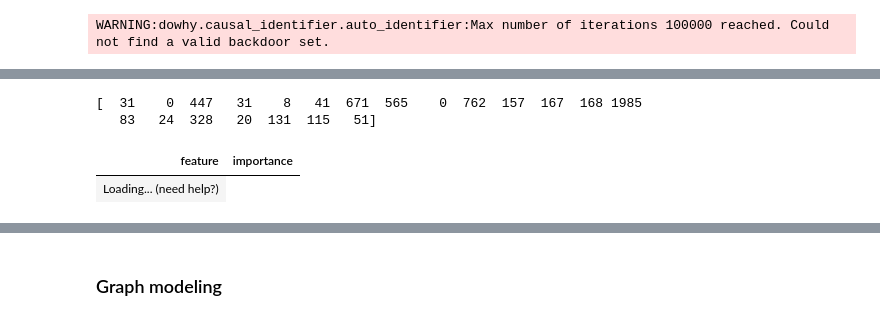
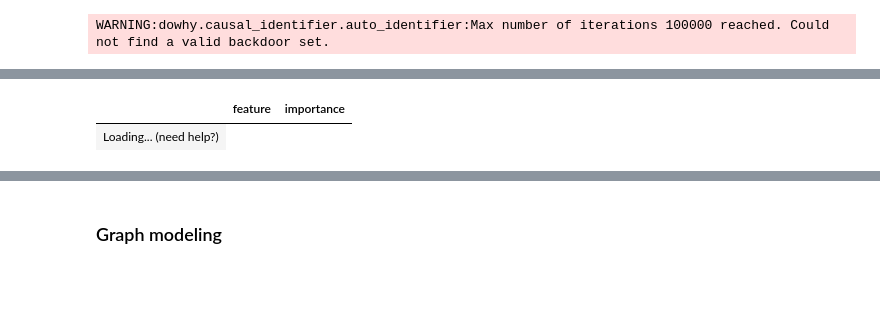
Before and after one commit to kiroah/marriage_and_depression, a Jupyter notebook: NLS-ml.ipynb, the cells around one changed output, grey strips where cells are left out. Cells and saved outputs as stored; diff of their text form; code cells hidden in the pictures; blank space fills up the shorter version.

```diff
--- a/NLS-ml.ipynb
+++ b/NLS-ml.ipynb
@@ -242,4 +250,5 @@ Create S-learner using LGBM and not really creating graphs. Using same features
 # %%
 temp_model_data_df = model_data_df.copy()
 temp_model_data_df.dropna(axis=0,subset=target_treatment,inplace=True)
+temp_model_data_df = temp_model_data_df.reset_index(drop=True)
 # %%
@@ -281,11 +287,12 @@ estimate = model.estimate_effect(
     target_units='ate',
     method_params={
     'init_params': {
-        'overall_model': LGBMClassifier(
-        n_estimators=200, max_depth=20, verbose=0)
+        'overall_model': LGBMRegressor(
+        n_estimators=100, max_depth=20, verbose=0, importance_type='gain')
     },
     'fit_params': {}
     })
+print(estimate)
 # %% [output]
 WARNING:dowhy.causal_estimator:Concatenating common_causes and effect_modifiers and providing a single list of variables to metalearner estimator method, SLearner. EconML metalearners accept a single  ...
 A column-vector y was passed when a 1d array was expected. Please change the shape of y to (n_samples, ), for example using ravel().
@@ -315,12 +316,8 @@ d[married_vs_never_married]
 # %%
 # Get feature importance
 feature_importances = estimate.estimator.estimator.overall_model.feature_importances_[1:]
-print(feature_importances)
-show(pd.DataFrame({'feature':[target_treatment] + X.columns.to_list(),'importance':feature_importances}))
-#print(s_learner.feature_importances_)
+show(pd.DataFrame({'feature':[target_treatment] + Xs_numerical + Xs_categorical,'importance':feature_importances}).sort_values(by='importance',ascending=False))
 # %% [output]
-[  31    0  447   31    8   41  671  565    0  762  157  167  168 1985
-   83   24  328   20  131  115   51]
-| feature | importance |
+|  | feature | importance |
 | Loading... (need help?) |
 # %%
```
Also changed, not shown: parts of 56 cells of this notebook, 2 other files.
